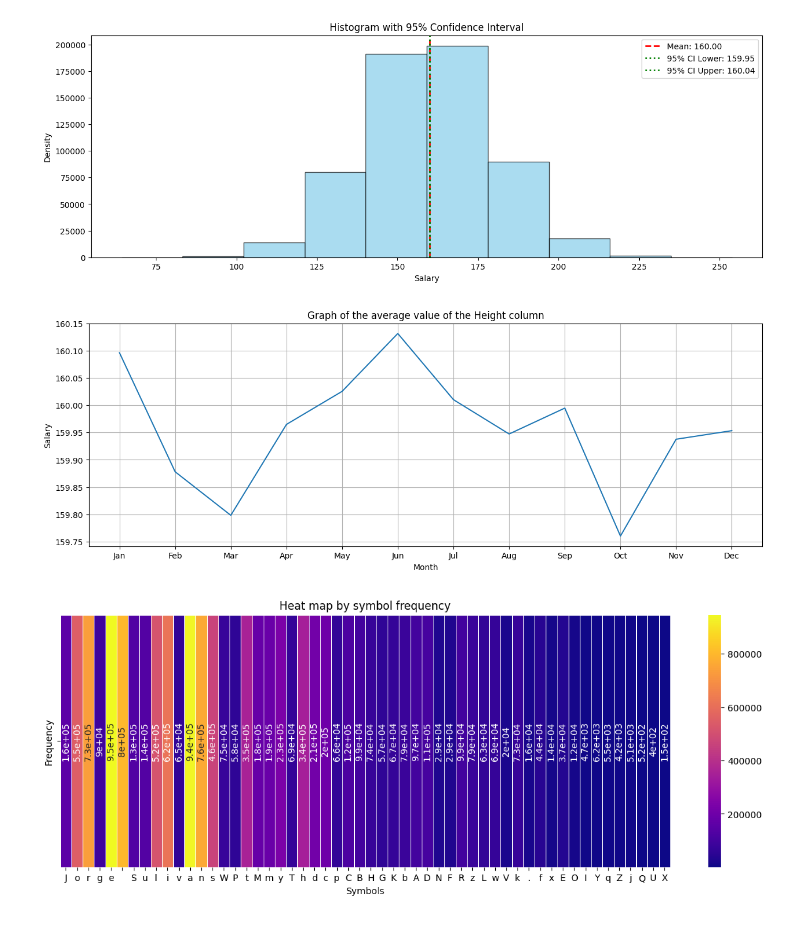
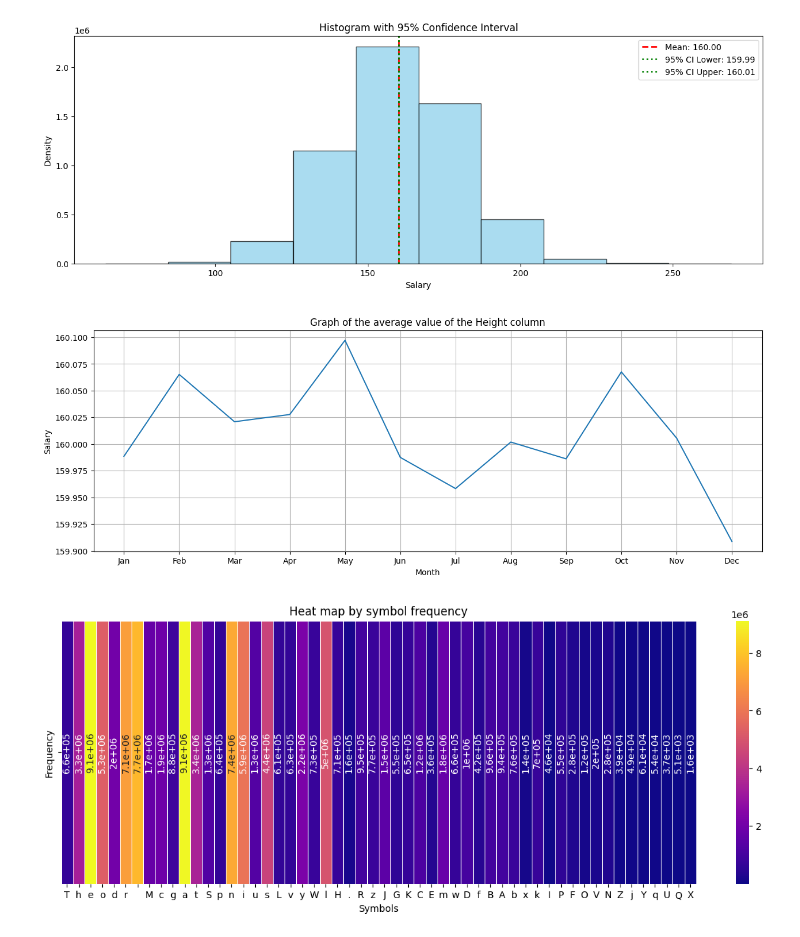
Before and after one commit to Alexandr1123212545/test_task_v1, a Jupyter notebook: test_task.ipynb, the cells around one changed output. Saved outputs shown, nothing was run; the diff lists cells and outputs as text; code cells hidden in the pictures.

```diff
--- a/test_task.ipynb
+++ b/test_task.ipynb
@@ -15,27 +16,26 @@ import numpy as np
 
 def preparation_dataset(file_name):
 
-    data_frame = pd.read_csv(file_name)
-    data_frame.fillna('')
+    # return data_frame
+    data_frame = dd.read_csv(file_name)
 
     # remove duplicates
-    data_frame.drop_duplicates(inplace=True)
+    data_frame = data_frame.drop_duplicates()
 
     # remove all empty strings
-    data_frame.dropna(how='all', inplace=True)
+    data_frame = data_frame.dropna(how='all')
 
     # remove all cells without numbers
-    mask = ~data_frame[['Height', 'BirthDate']].apply(lambda col: col.astype(str).str.contains(r'\d')).any(axis=1)
+    mask = ~(data_frame['Height'].astype(str).str.contains(r'\d') | data_frame['BirthDate'].str.contains(r'\d'))
     data_frame = data_frame[~mask]
 
     # remove by time
-    start_t = pd.to_datetime('01:00:00').time()
-    end_t = pd.to_datetime('03:00:00').time()
+    data_frame['BirthDate'] = dd.to_datetime(data_frame['BirthDate'], errors='coerce')
+    data_frame = data_frame[~data_frame['BirthDate'].dt.hour.between(1, 3)]
 
-    data_frame['BirthDate'] = pd.to_datetime(data_frame['BirthDate'], errors='coerce')
-    mask = (data_frame['BirthDate'].notna()) & (data_frame['BirthDate'].dt.time >= start_t) & (data_frame['BirthDate'].dt.time <= end_t)
+    result = data_frame.compute()
 
-    return data_frame[~mask]
+    return result
 # %%
 # Get metrics and join
 
@@ -121,7 +121,7 @@ def get_heatmap(data_frame, fig_size):
     plt.xlabel('Symbols')
     plt.show()
 
-def parallel_ploting(data_frame, fig_size):
+def ploting(data_frame, fig_size):
 
     get_histogram(data_frame, fig_size)
     get_graph(data_frame, fig_size)
@@ -129,17 +129,18 @@ def parallel_ploting(data_frame, fig_size):
 # %%
 # Processing
 
 figure_size = (15, 5)
-file_name = '.test_data_set_1million.csv'
+file_name = '.test_data_set_10million.csv'
 
 df = preparation_dataset(file_name)
 df = metrics_calculation(df)
 
-parallel_ploting(df, figure_size)
+ploting(df, figure_size)
 
 # last results:
-# 1 milliom - 10.7s
+# 1 milliom  - 15.7s
+# 10 million - 2m 5.7s
 # %% [output]
-[figure, old version]
+[figure, new version]
-[figure, old version]
+[figure, new version]
-[figure, old version]
+[figure, new version]
```
Also changed, not shown: parts of 1 cell of this notebook, 3 other files.
